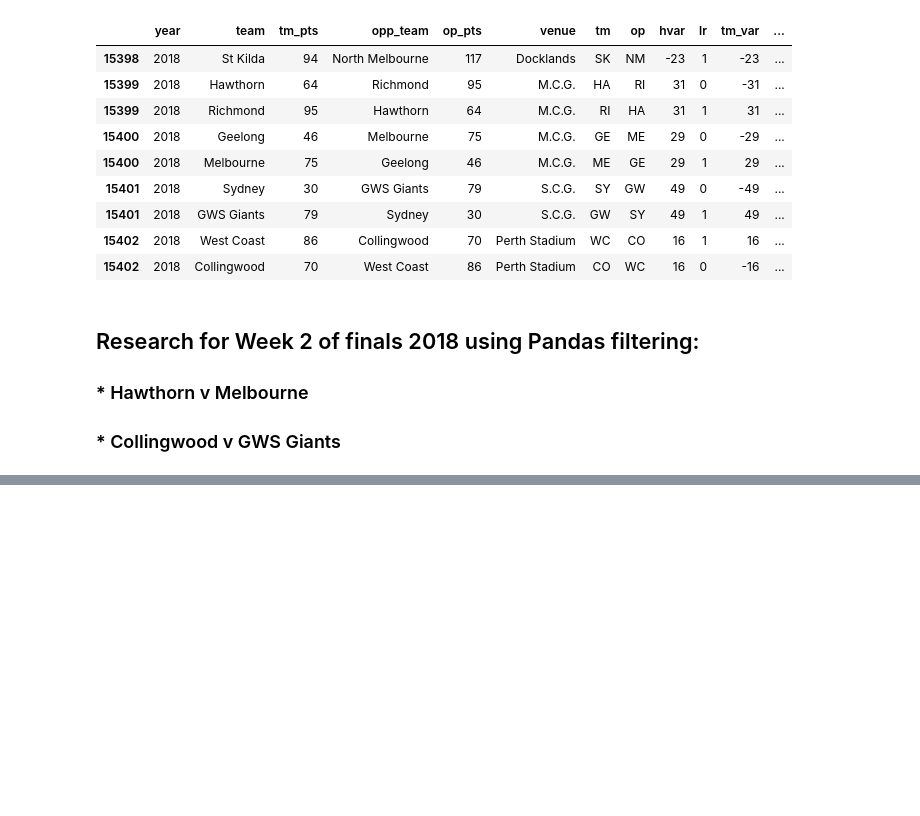
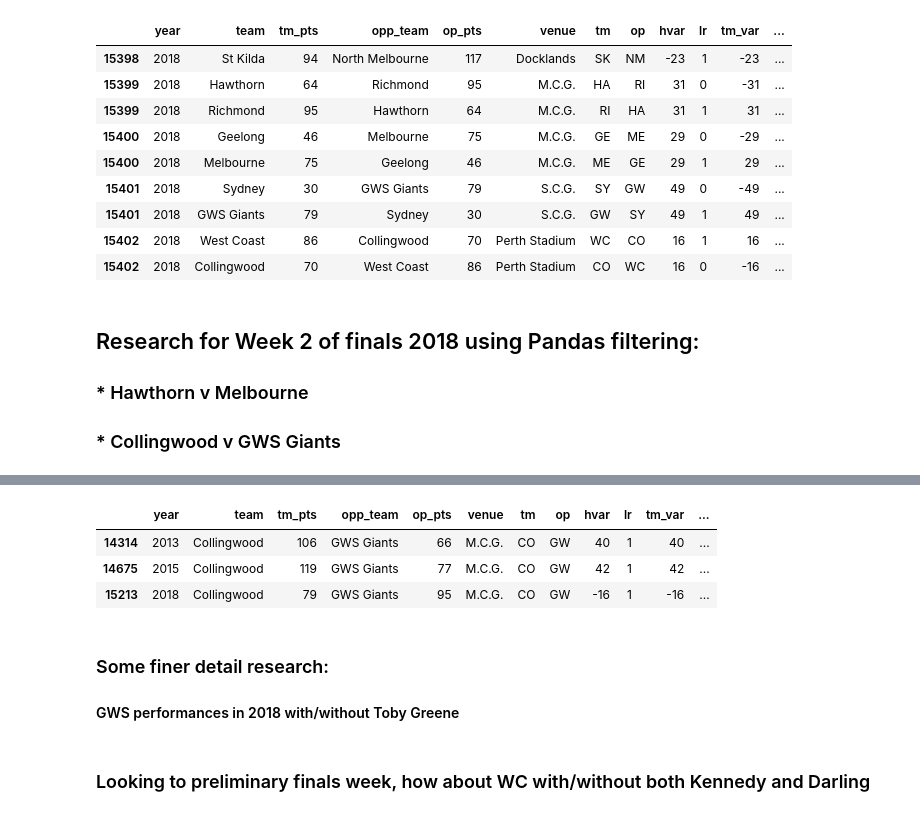
Before and after one commit to stevegabriel1/afl_explore, a Jupyter notebook: afl_prev_2018_finals1.ipynb, the cells around one changed output, grey strips where cells are left out. Drawn from its saved outputs; the diff is of its cells as text; code cells hidden in the pictures; blank space fills up the shorter version.

```diff
--- a/afl_prev_2018_finals1.ipynb
+++ b/afl_prev_2018_finals1.ipynb
@@ -631,0 +655,12 @@ merge_ft.tail(9)
+# %%
+merge_ft.iloc[:,:][(merge_ft.tm == 'CO') & (merge_ft.op == 'GW') & (merge_ft.venue == 'M.C.G.')].tail(6)
+# %% [output]
+|  | year | team | tm_pts | opp_team | op_pts | venue | tm | op | hvar | lr | tm_var | ... |
+| 14314 | 2013 | Collingwood | 106 | GWS Giants | 66 | M.C.G. | CO | GW | 40 | 1 | 40 | ... |
+| 14675 | 2015 | Collingwood | 119 | GWS Giants | 77 | M.C.G. | CO | GW | 42 | 1 | 42 | ... |
+| 15213 | 2018 | Collingwood | 79 | GWS Giants | 95 | M.C.G. | CO | GW | -16 | 1 | -16 | ... |
+# %% [markdown]
+### Some finer detail research:
+#### GWS performances in 2018 with/without Toby Greene
+# %% [markdown]
+### Looking to preliminary finals week, how about WC with/without both Kennedy and Darling
```
Also changed, not shown: parts of 4 cells of this notebook.
